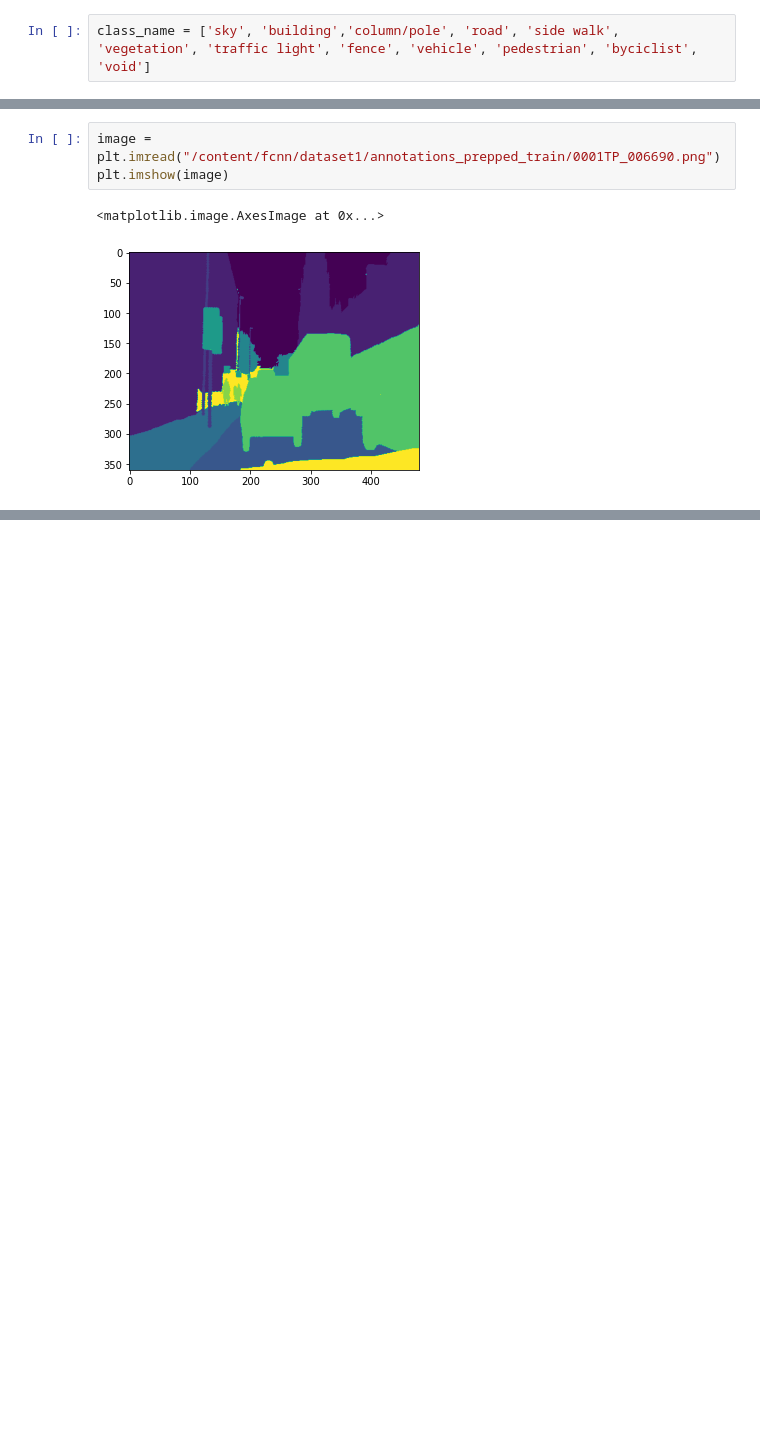
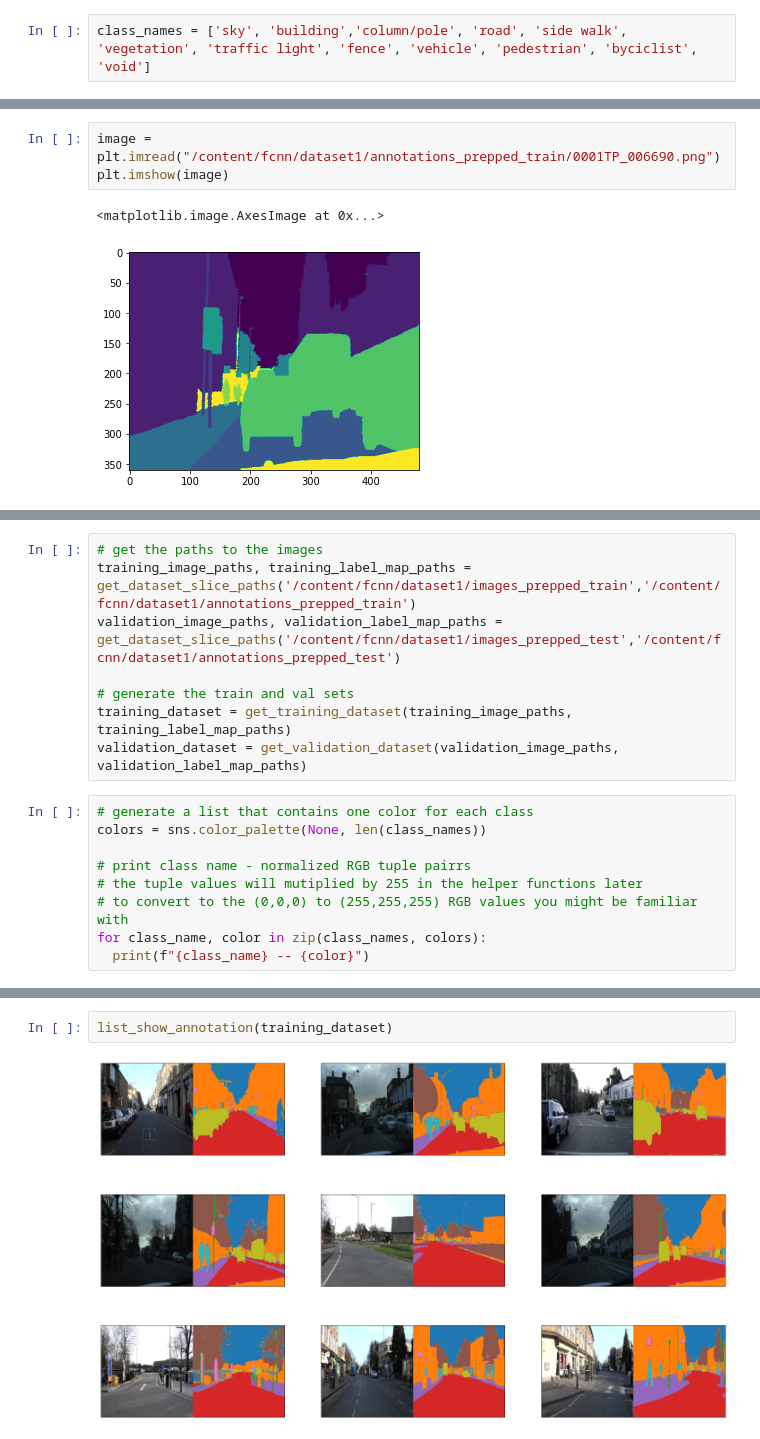
Before and after one commit to sftSalman/Image_segmentation, a Jupyter notebook: VGG_segmentation.ipynb, the cells around one changed output, grey strips where cells are left out. Saved outputs shown, nothing was run; the diff lists cells and outputs as text; blank space fills up the shorter version.

```diff
--- a/VGG_segmentation.ipynb
+++ b/VGG_segmentation.ipynb
@@ -21,7 +21,7 @@ zip_ref = zipfile.ZipFile(local_zip,'r')
 zip_ref.extractall('/content/fcnn')
 zip_ref.close()
 # %%
-class_name = ['sky', 'building','column/pole', 'road', 'side walk', 'vegetation', 'traffic light', 'fence', 'vehicle', 'pedestrian', 'byciclist', 'void']
+class_names = ['sky', 'building','column/pole', 'road', 'side walk', 'vegetation', 'traffic light', 'fence', 'vehicle', 'pedestrian', 'byciclist', 'void']
 # %%
 image = plt.imread("/content/fcnn/dataset1/images_prepped_train/0001TP_006690.png")
 plt.imshow(image)
@@ -42,0 +177,17 @@ SyntaxError: ignored
+# %%
+# get the paths to the images
+training_image_paths, training_label_map_paths = get_dataset_slice_paths('/content/fcnn/dataset1/images_prepped_train','/content/fcnn/dataset1/annotations_prepped_train')
+validation_image_paths, validation_label_map_paths = get_dataset_slice_paths('/content/fcnn/dataset1/images_prepped_test','/content/fcnn/dataset1/annotations_prepped_test')
+
+# generate the train and val sets
+training_dataset = get_training_dataset(training_image_paths, training_label_map_paths)
+validation_dataset = get_validation_dataset(validation_image_paths, validation_label_map_paths)
+# %%
+# generate a list that contains one color for each class
+colors = sns.color_palette(None, len(class_names))
+
+# print class name - normalized RGB tuple pairrs
+# the tuple values will mutiplied by 255 in the helper functions later
+# to convert to the (0,0,0) to (255,255,255) RGB values you might be familiar with
+for class_name, color in zip(class_names, colors):
+  print(f"{class_name} -- {color}")
@@ -42,0 +340,4 @@ SyntaxError: ignored
+# %%
+list_show_annotation(training_dataset)
+# %% [output]
+[figure, added]
```
Also changed, not shown: parts of 7 cells of this notebook.
